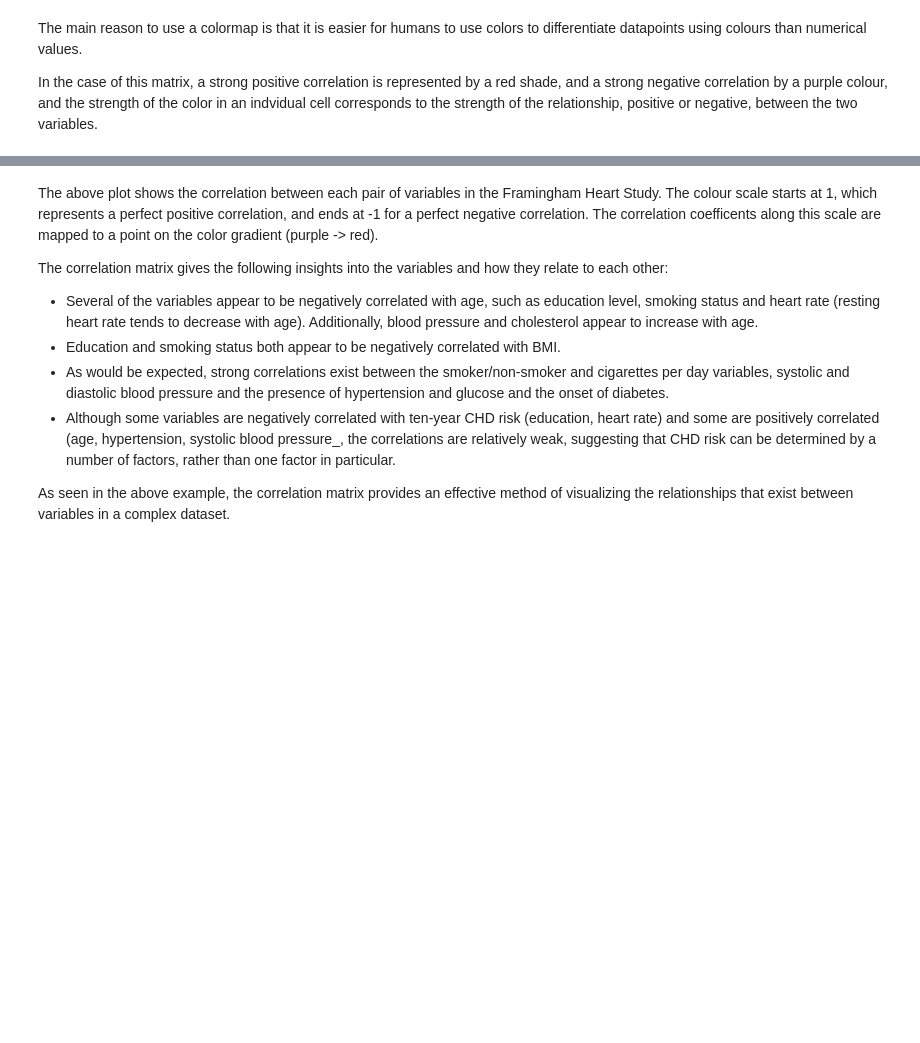
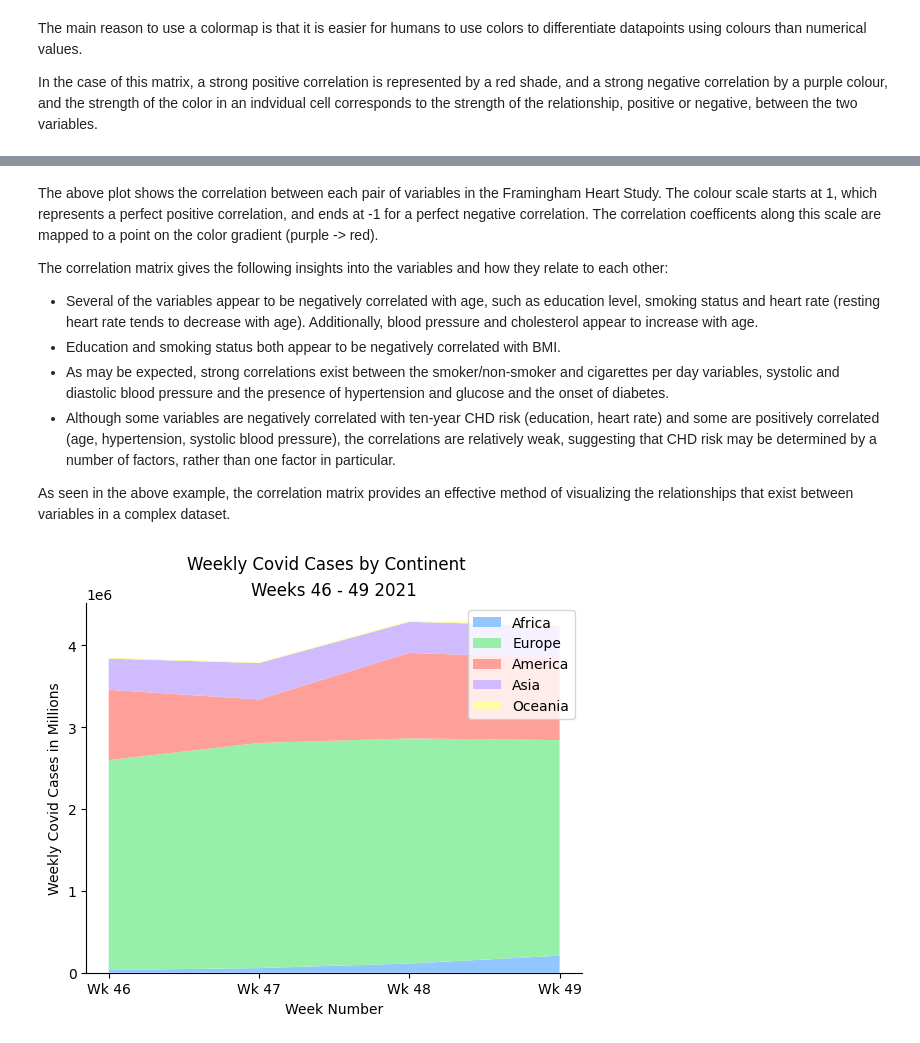
Before and after one commit to katemcg93/Fundamentals-of-Data-Analysis-21-Assessment, a Jupyter notebook: pyplot.ipynb, the cells around one changed output, grey strips where cells are left out. Cells and saved outputs as stored; diff of their text form; code cells hidden in the pictures; blank space fills up the shorter version.

```diff
--- a/pyplot.ipynb
+++ b/pyplot.ipynb
@@ -256,6 +258,7 @@ fh_dataframe = fh_dataframe.replace({'male':1}, value = 'Male')
 fh_dataframe = fh_dataframe.replace({'male':0}, value = 'Female')
 fh_dataframe = fh_dataframe.rename(columns= {'male':'gender'})
 
+plt.style.use('default')
 
 #Calculates correlation coefficient for all variables in dataset
 corr_coeff_fh = fh_dataframe.corr()
@@ -268,9 +271,11 @@ ax = fig.add_subplot(111)
 
 #Plotting correlation coefficient
 corrmat = ax.matshow(corr_coeff_fh,cmap = 'rainbow', vmin = -1, vmax = 1)
+ax.grid(False)
 fig.colorbar(corrmat)
 ticks = np.arange(0, len(corr_coeff_fh.columns), 1)
 ax.set_xticks(ticks)
+plt.title("Correlation Matrix - Framingham Heart Study", fontsize = 18)
 plt.xticks(rotation=90)
 ax.set_yticks(ticks)
 ax.set_xticklabels(corr_coeff_fh.columns)
@@ -285,7 +290,7 @@ The above plot shows the correlation between each pair of variables in the Frami
 The correlation matrix gives the following insights into the variables and how they relate to each other:
 - Several of the variables appear to be negatively correlated with age, such as education level, smoking status and heart rate (resting heart rate tends to decrease with age). Additionally, blood pressure and cholesterol appear to increase with age.
 - Education and smoking status both appear to be negatively correlated with BMI.
-- As would be expected, strong correlations exist between the smoker/non-smoker and cigarettes per day variables, systolic and diastolic blood pressure and the presence of hypertension and glucose and the onset of diabetes.
-- Although some variables are negatively correlated with ten-year CHD risk (education, heart rate) and some are positively correlated (age, hypertension, systolic blood pressure_, the correlations are relatively weak, suggesting that CHD risk can be determined by a number of factors, rather than one factor in particular.
+- As may be expected, strong correlations exist between the smoker/non-smoker and cigarettes per day variables, systolic and diastolic blood pressure and the presence of hypertension and glucose and the onset of diabetes.
+- Although some variables are negatively correlated with ten-year CHD risk (education, heart rate) and some are positively correlated (age, hypertension, systolic blood pressure), the correlations are relatively weak, suggesting that CHD risk may be determined by a number of factors, rather than one factor in particular.
 
 As seen in the above example, the correlation matrix provides an effective method of visualizing the relationships that exist between variables in a complex dataset.
@@ -291,0 +299,64 @@ As seen in the above example, the correlation matrix provides an effective metho
+# %%
+#Reading csv containing data from Eurostat on Weekly Covid Cases
+covid_df = pd.read_csv("Covid Case Data Eurostat.csv")
+
+#File has cases and deaths, isolating data on cases to plot
+covid_df = covid_df.loc[covid_df["indicator"] == "cases"]
+
+#Creating new column with numeric form of year - week to filter on last 4 weeks
+covid_df["Year_Week_int"] = covid_df["year_week"].str.replace("-", "")
+covid_df["Year_Week_int"] = pd.to_numeric(covid_df["Year_Week_int"])
+covid_4_wks = covid_df.loc[covid_df["Year_Week_int"] > 202145]
+
+#Isolating the total weekly case numbers for each continent into its own dataframe to plot later
+covid_africa = covid_4_wks.loc[covid_4_wks["country"] == "Africa (total)"]
+covid_europe = covid_4_wks.loc[covid_4_wks["country"] == "Europe (total)"]
+covid_america = covid_4_wks.loc[covid_4_wks["country"] == "America (total)"]
+covid_asia = covid_4_wks.loc[covid_4_wks["country"] == "Asia (total)"]
+covid_oceania= covid_4_wks.loc[covid_4_wks["country"] == "Oceania (total)"]
+
+#Retrieving weekly count figures for each continent
+y1 = covid_africa["weekly_count"]
+y2 = covid_europe ["weekly_count"]
+y3 = covid_america ["weekly_count"]
+y4 = covid_asia ["weekly_count"]
+y5 = covid_oceania["weekly_count"]
+
+#Setting up x axis - bins and tick labels
+x = [0,1,2,3]
+tick_labels = ["Wk 46", "Wk 47", "Wk 48", "Wk 49"]
+
+#Labels for legent
+labels = ["Africa", "Europe", "America", "Asia", "Oceania"]
+
+#Converting the pandas columns with weekly case numbers to numpy arrays
+array1 = y1.to_numpy()
+array2 = y2.to_numpy()
+array3 = y3.to_numpy()
+array4 = y4.to_numpy()
+array5 = y5.to_numpy()
+
+plt.style.use('seaborn-pastel')
+
+fig, ax = plt.subplots()
+plt.suptitle("Weekly Covid Cases by Continent")
+plt.title("Weeks 46 - 49 2021")
+ax.stackplot(x, array1, array2, array3, array4, array5, labels = labels)
+ax.locator_params(tight=True, nbins=4)
+ax.set_xticks(range(len(tick_labels)))
+ax.set_xticklabels(labels = tick_labels)
+
+ax.set_xlabel("Week Number")
+ax.set_ylabel("Weekly Covid Cases in Millions")
+
+#Hiding top and right spines so only x and y axis are visible
+ax.spines['right'].set_visible(False)
+ax.spines['top'].set_visible(False)
+
+#Adding a tick label at each 1m interval
+ax.set_yticks(np.arange(0, 5000000, 1000000))
+plt.legend()
+plt.show()
+plt.close()
+# %% [output]
+[figure, added]
```
Also changed, not shown: parts of 3 cells of this notebook, 32 other files.
